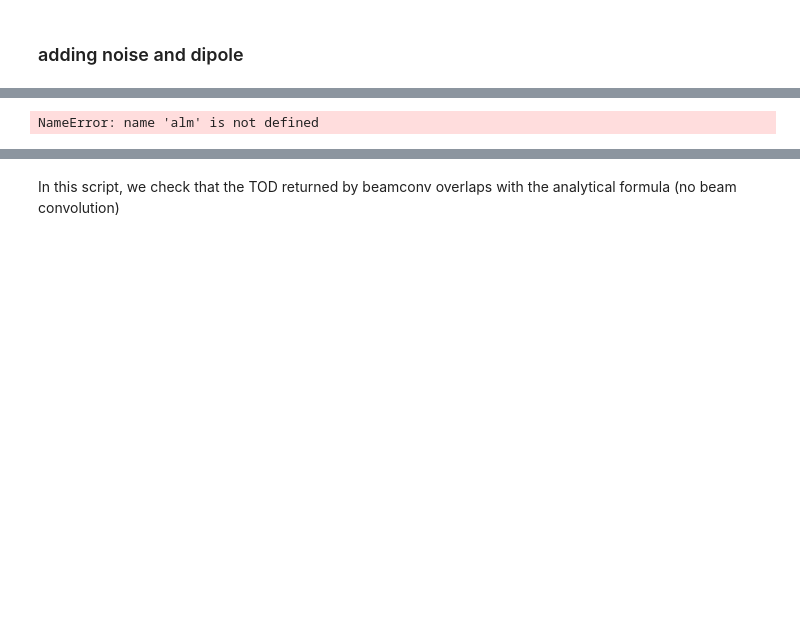
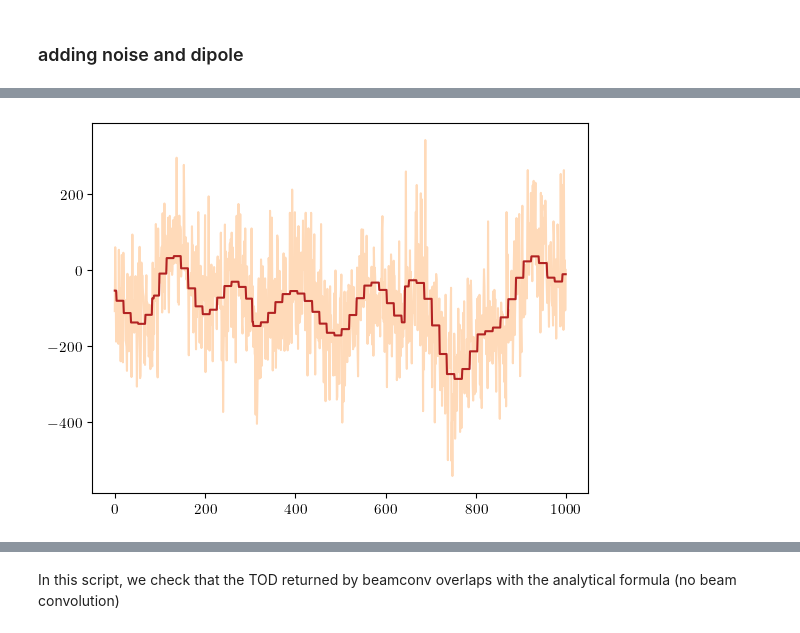
Before and after one commit to martamonelli/beamconv_again, a Jupyter notebook: notebooks/LiteBIRD-like.ipynb, the cells around one changed output, grey strips where cells are left out. Saved outputs shown, nothing was run; the diff lists cells and outputs as text; code cells hidden in the pictures; blank space fills up the shorter version.

```diff
--- a/notebooks/LiteBIRD-like.ipynb
+++ b/notebooks/LiteBIRD-like.ipynb
@@ -256,12 +279,12 @@ slope = -2.0
 
 single_beam_noisy = Beam(btype='Gaussian', fwhm=fwhm_arcmin, lmax=lmax)
 
-S_noisy = ScanStrategy(duration=duration, sample_rate=fsamp, ctime0=ctime0)
+S_noisy = ScanStrategy(duration=duration, sample_rate=fsamp, ctime0=ctime0,
+                       noise_tod=noise_tod, sigma=sigma, f_min=f_min, f_knee=f_knee, f_samp=fsamp, slope=slope)
 S_noisy.add_to_focal_plane(single_beam_noisy, combine=False)
 S_noisy.allocate_maps(nside=nside)
 S_noisy.scan_instrument_mpi(slm, save_tod=True, use_l2_scan=True,
-                            ctime_kwargs=dict(), q_bore_kwargs=dict(),
-                            noise_tod=noise_tod, sigma=sigma, f_min=f_min, f_knee=f_knee, f_samp=fsamp, slope=slope)
+                            ctime_kwargs=dict(), q_bore_kwargs=dict(),)
 out_maps_noisy, cond, proj = S_noisy.solve_for_map(return_proj = True)
 
 tod_noisy = S_noisy.data(S_noisy.chunks[0], beam=single_beam, data_type='tod').copy()
@@ -289,11 +299,8 @@ hp.mollview(out_maps_noisy[0])
-# %%
-S_added = ScanStrategy(duration=duration, sample_rate=fsamp)
-S_added.add_to_focal_plane(single_beam, combine=False)
-S_added.allocate_maps(nside=nside)
-S_added.scan_instrument_mpi(alm, save_tod=True, use_l2_scan=True, ctime0=ctime0,
-                         ctime_kwargs=dict(), q_bore_kwargs=dict(),
-                         add_to_tod = True, tod = noise_TOD)
-out_maps, cond, proj = S_added.solve_for_map(return_proj = True)
-hp.mollview(proj[0], cmap='magma', title='hitmap L2 scan')
-# %% [output]
-NameError: name 'alm' is not defined
+# %%
+points=1000
+
+plt.plot(tod_noisy[:points],color='peachpuff')
+plt.plot(tod_noiseless[:points],color='firebrick')
+plt.show()
+# %% [output]
+[figure, added]
```
Also changed, not shown: parts of 16 cells of this notebook, 1 other file.
